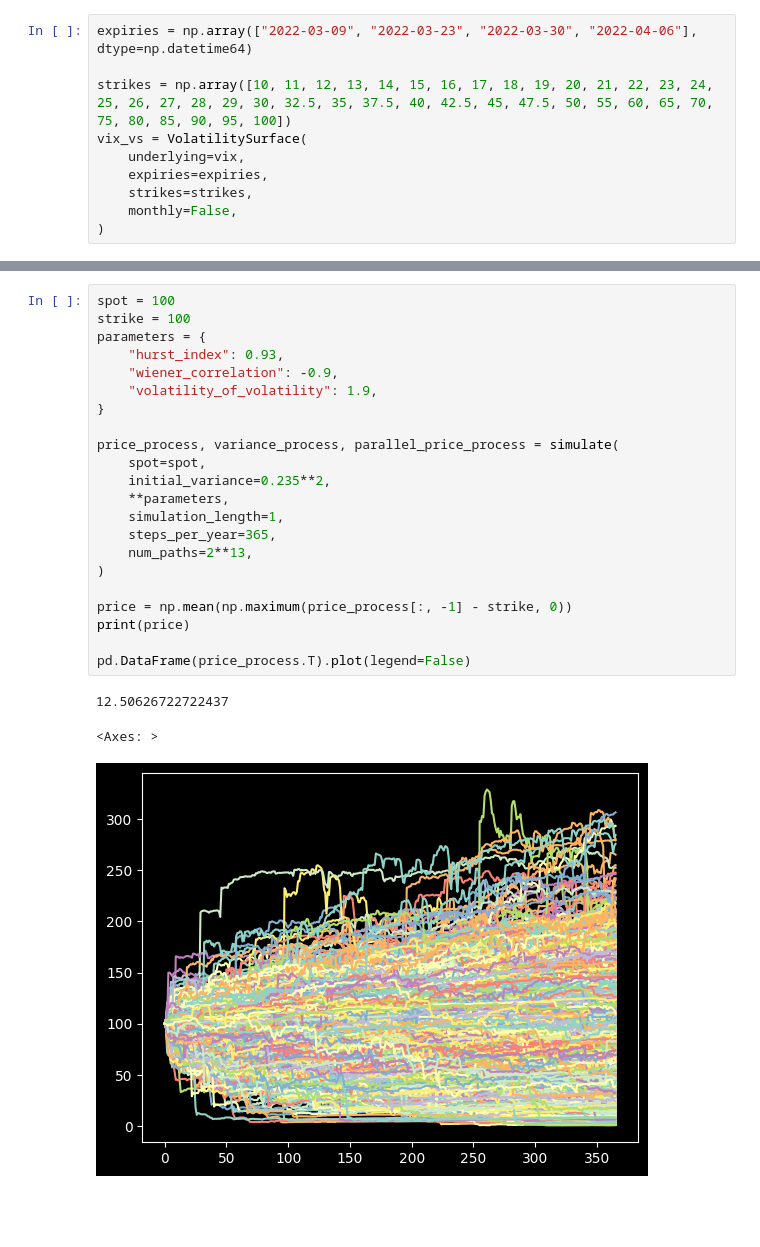
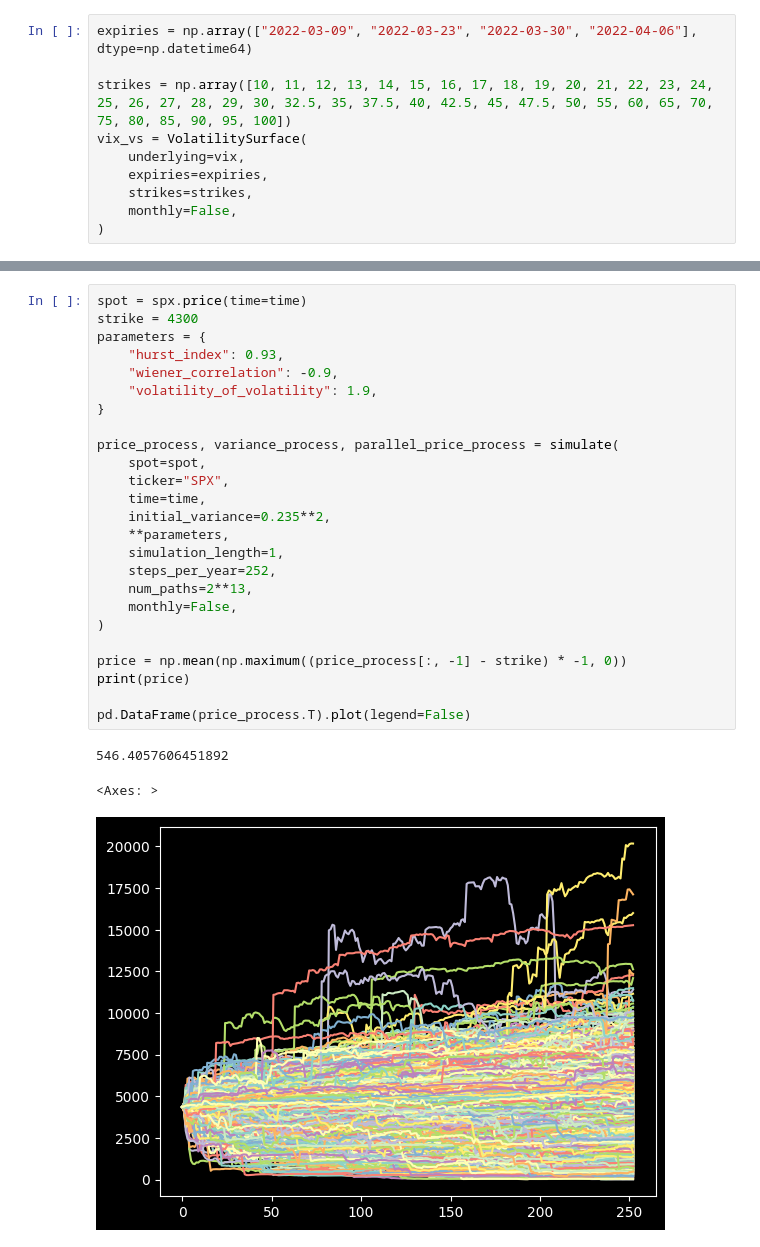
Before and after one commit to mayurankv/msc-statistics-dissertation, a Jupyter notebook: Project/notebooks/rbergomi_test.ipynb, the cells around one changed output, grey strips where cells are left out. Drawn from its saved outputs; the diff is of its cells as text; blank space fills up the shorter version.

```diff
--- a/Project/notebooks/rbergomi_test.ipynb
+++ b/Project/notebooks/rbergomi_test.ipynb
@@ -123,26 +289,29 @@ vix_vs = VolatilitySurface(
 # %%
-spot = 100
-strike = 100
+spot = spx.price(time=time)
+strike = 4300
 parameters = {
 	"hurst_index": 0.93,
 	"wiener_correlation": -0.9,
 	"volatility_of_volatility": 1.9,
 }
 
 price_process, variance_process, parallel_price_process = simulate(
 	spot=spot,
+	ticker="SPX",
+	time=time,
 	initial_variance=0.235**2,
 	**parameters,
 	simulation_length=1,
-	steps_per_year=365,
+	steps_per_year=252,
 	num_paths=2**13,
+	monthly=False,
 )
 
-price = np.mean(np.maximum(price_process[:, -1] - strike, 0))
+price = np.mean(np.maximum((price_process[:, -1] - strike) * -1, 0))
 print(price)
 
 pd.DataFrame(price_process.T).plot(legend=False)
 # %% [output]
-12.50626722722437
+546.4057606451892
 <Axes: >
-[figure, old version]
+[figure, new version]
```
Also changed, not shown: parts of 10 cells of this notebook, 8 other files.
